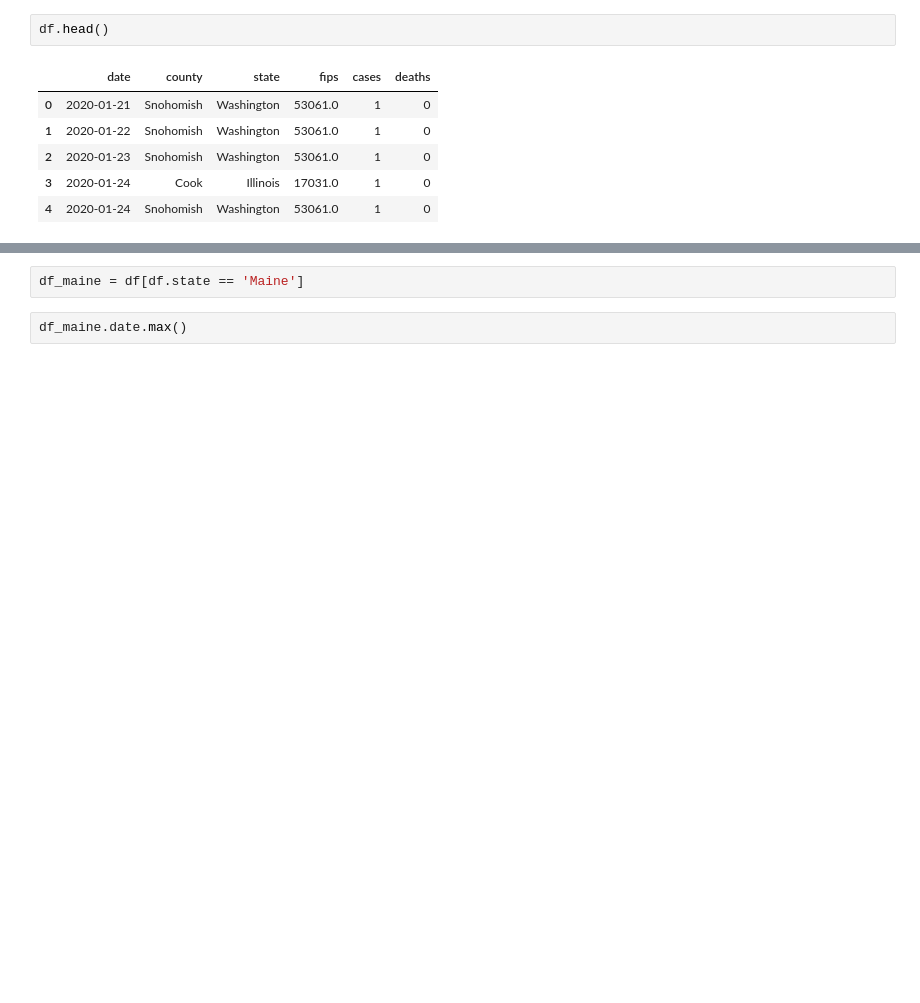
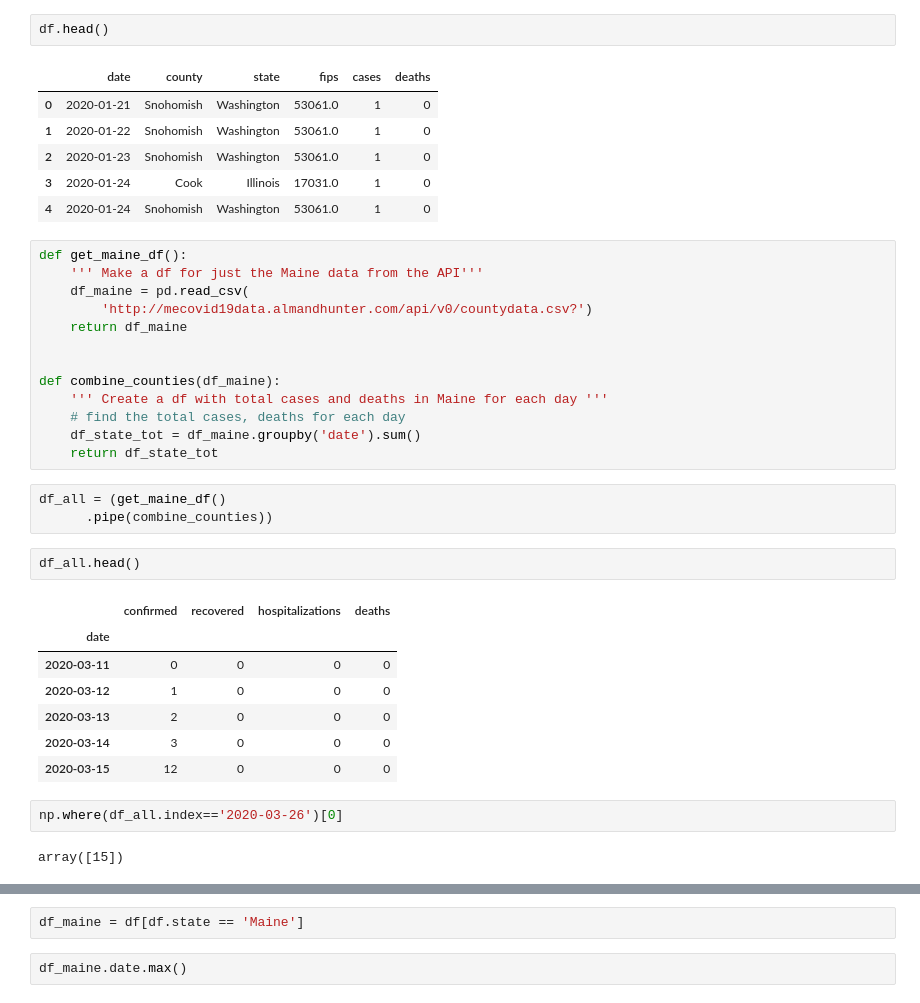
Before and after one commit to balmandhunter/covid, a Jupyter notebook: maine_covid_data.ipynb, the cells around one changed output, grey strips where cells are left out. Cells and saved outputs as stored; diff of their text form; blank space fills up the shorter version.

```diff
--- a/maine_covid_data.ipynb
+++ b/maine_covid_data.ipynb
@@ -27,3 +27,33 @@ df.head()
 | 2 | 2020-01-23 | Snohomish | Washington | 53061.0 | 1 | 0 |
 | 3 | 2020-01-24 | Cook | Illinois | 17031.0 | 1 | 0 |
 | 4 | 2020-01-24 | Snohomish | Washington | 53061.0 | 1 | 0 |
+# %%
+def get_maine_df():
+    ''' Make a df for just the Maine data from the API'''
+    df_maine = pd.read_csv(
+        'http://mecovid19data.almandhunter.com/api/v0/countydata.csv?')
+    return df_maine
+
+
+def combine_counties(df_maine):
+    ''' Create a df with total cases and deaths in Maine for each day '''
+    # find the total cases, deaths for each day
+    df_state_tot = df_maine.groupby('date').sum()
+    return df_state_tot
+# %%
+df_all = (get_maine_df()
+      .pipe(combine_counties))
+# %%
+df_all.head()
+# %% [output]
+|  | confirmed | recovered | hospitalizations | deaths |
+| date |  |  |  |  |
+| 2020-03-11 | 0 | 0 | 0 | 0 |
+| 2020-03-12 | 1 | 0 | 0 | 0 |
+| 2020-03-13 | 2 | 0 | 0 | 0 |
+| 2020-03-14 | 3 | 0 | 0 | 0 |
+| 2020-03-15 | 12 | 0 | 0 | 0 |
+# %%
+np.where(df_all.index=='2020-03-26')[0]
+# %% [output]
+array([15])
```
Also changed, not shown: parts of 18 cells of this notebook.
